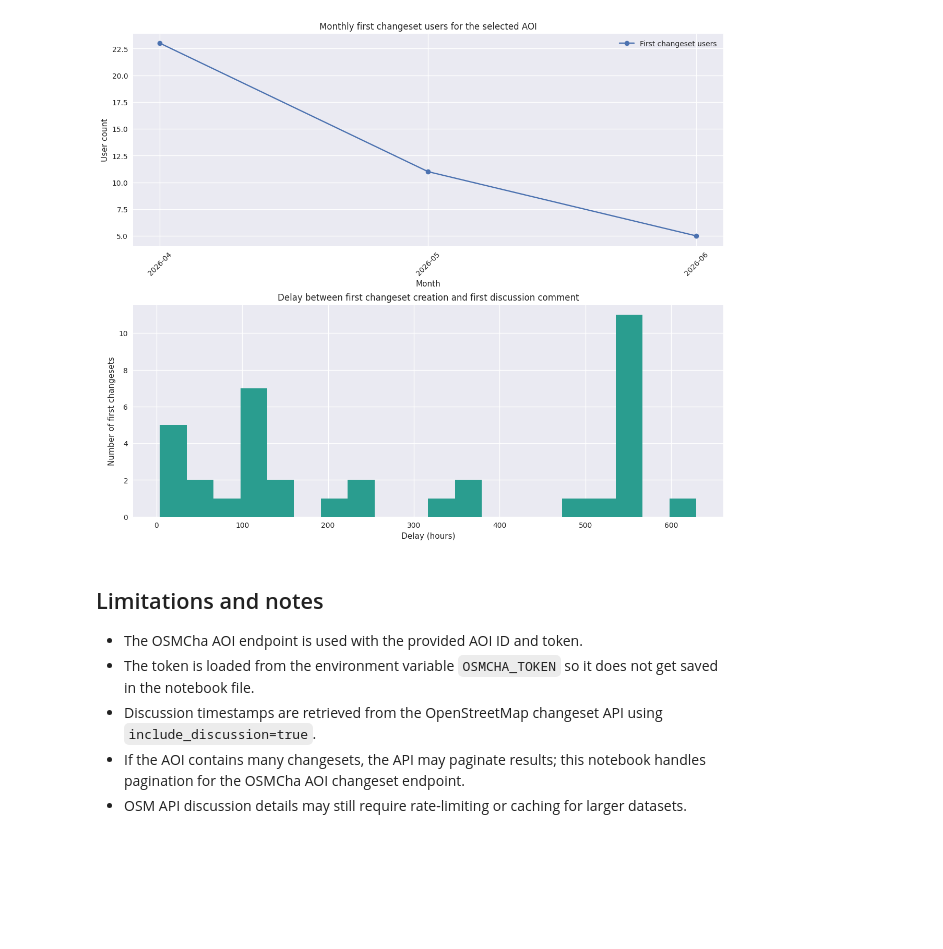
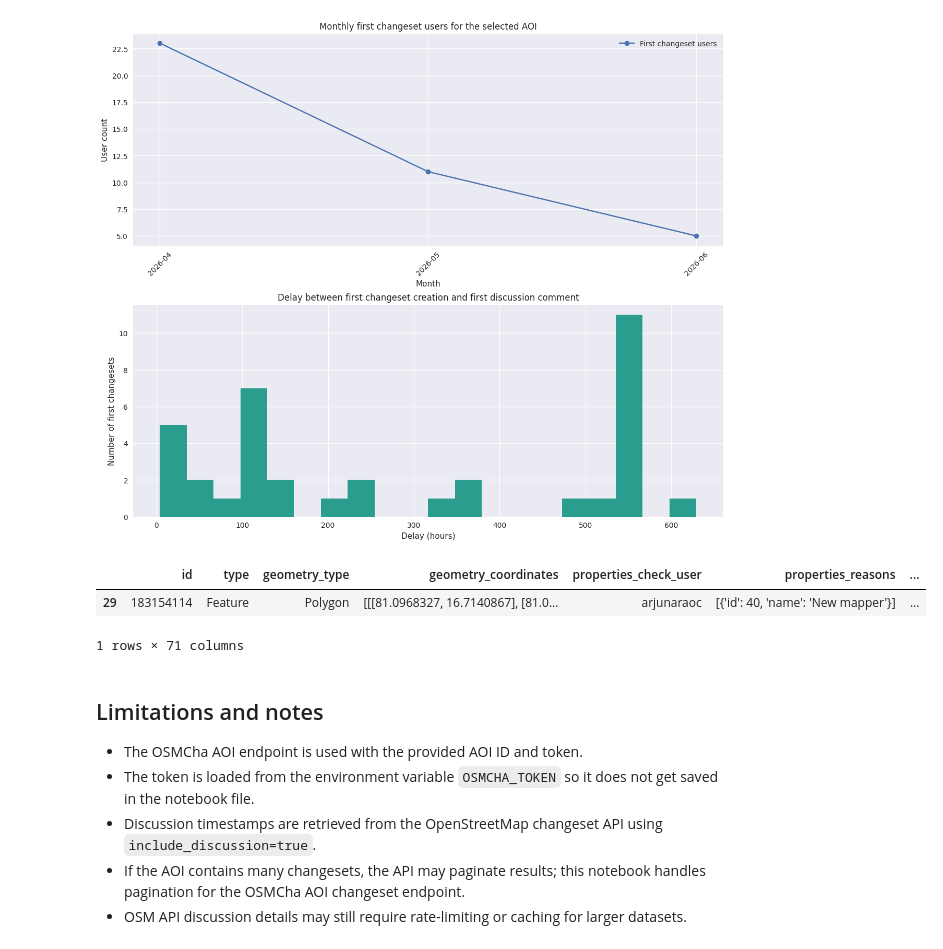
Before and after one commit to arjunaraoc/osm-newbie-stats, a Jupyter notebook: notebooks/ap_new_editors.ipynb, the cells around one changed output. Cells and saved outputs as stored; diff of their text form; code cells hidden in the pictures; blank space fills up the shorter version.

```diff
--- a/notebooks/ap_new_editors.ipynb
+++ b/notebooks/ap_new_editors.ipynb
@@ -246,6 +314,12 @@ axes[1].set_ylabel("Number of first changesets")
 plt.show()
 # %% [output]
 [figure]
+# %%
+commented_first_cs[commented_first_cs['id']==183154114]
+# %% [output]
+|  | id | type | geometry_type | geometry_coordinates | properties_check_user | properties_reasons | ... |
+| 29 | 183154114 | Feature | Polygon | [[[81.0968327, 16.7140867], [81.0... | arjunaraoc | [{'id': 40, 'name': 'New mapper'}] | ... |
+1 rows × 71 columns
 # %% [markdown]
 ## Limitations and notes
 - The OSMCha AOI endpoint is used with the provided AOI ID and token.
```
Also changed, not shown: parts of 2 cells of this notebook.
